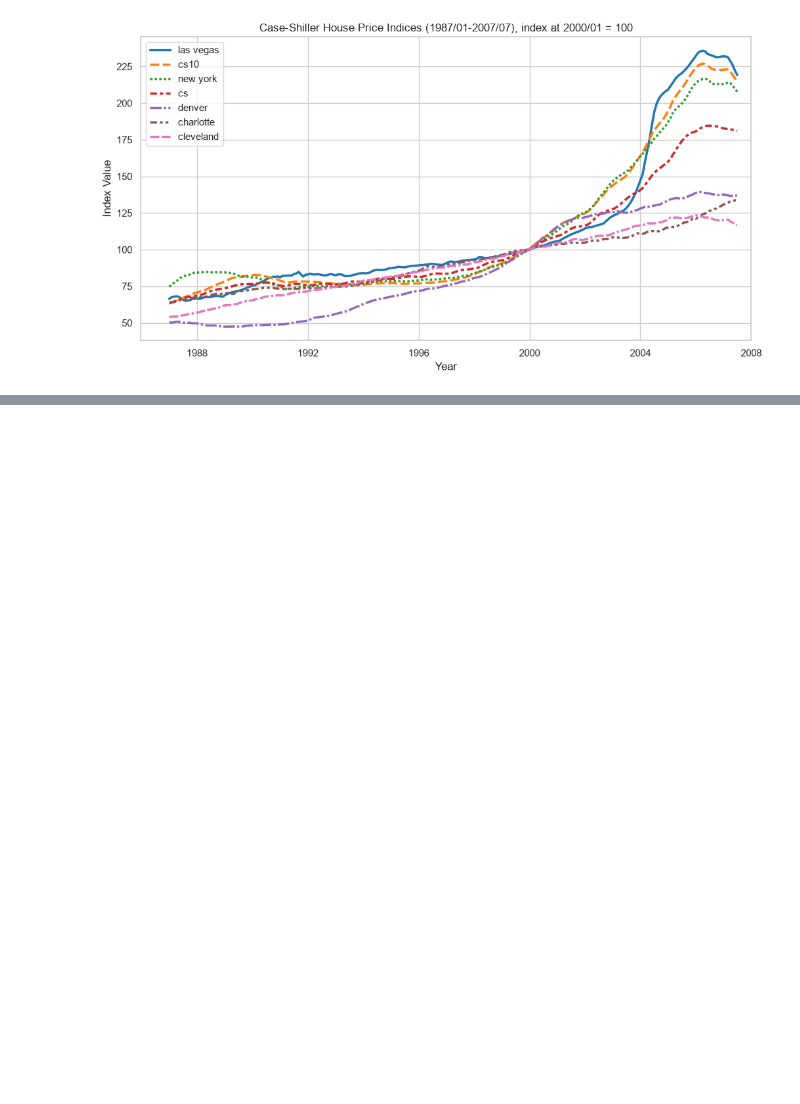
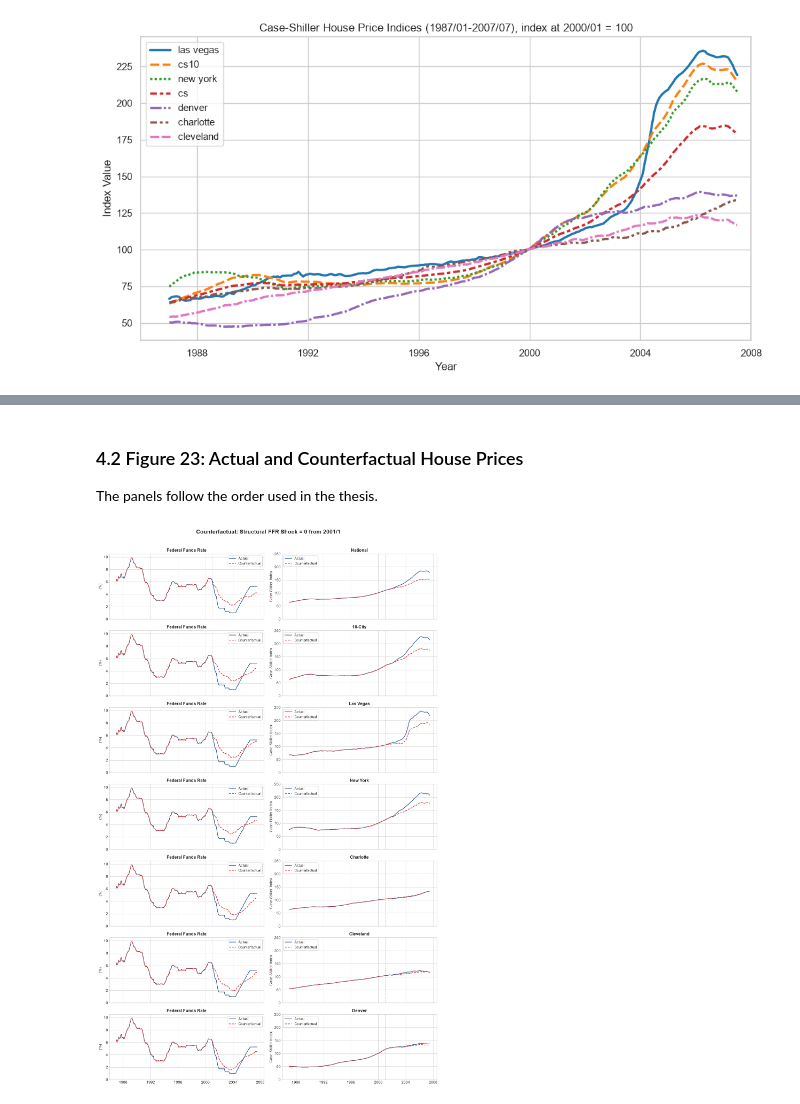
Before and after one commit to taitola/msc-thesis-svar-analysis, a Jupyter notebook: thesis_analysis.ipynb, the cells around one changed output, grey strips where cells are left out. Drawn from its saved outputs; the diff is of its cells as text; code cells hidden in the pictures; blank space fills up the shorter version.

```diff
--- a/thesis_analysis.ipynb
+++ b/thesis_analysis.ipynb
@@ -130,0 +237,10 @@ plots.plot_irf_grid(irf_results, config.CS_NAMES)
+# %% [markdown]
+### 4.2 Figure 23: Actual and Counterfactual House Prices
+The panels follow the order used in the thesis.
+# %%
+thesis_order = ['cs', 'cs10', 'lasvegas', 'newyork', 'charlotte', 'cleveland', 'denver']
+cf_results = {name: cf_results[name] for name in thesis_order}
+
+plots.plot_counterfactual_grid(cf_results)
+# %% [output]
+[figure, added]
```
Also changed, not shown: parts of 34 cells of this notebook, 8 other files.
